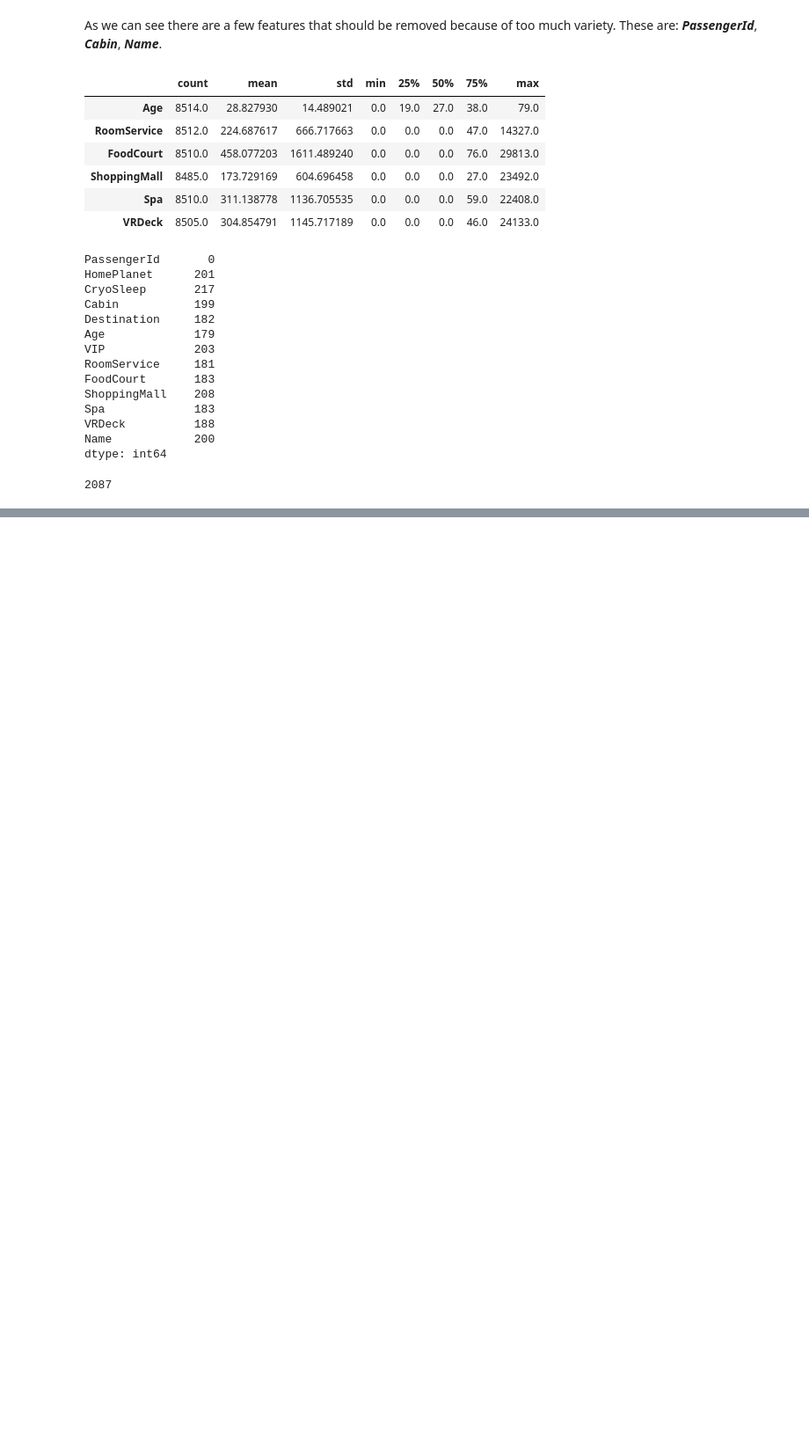
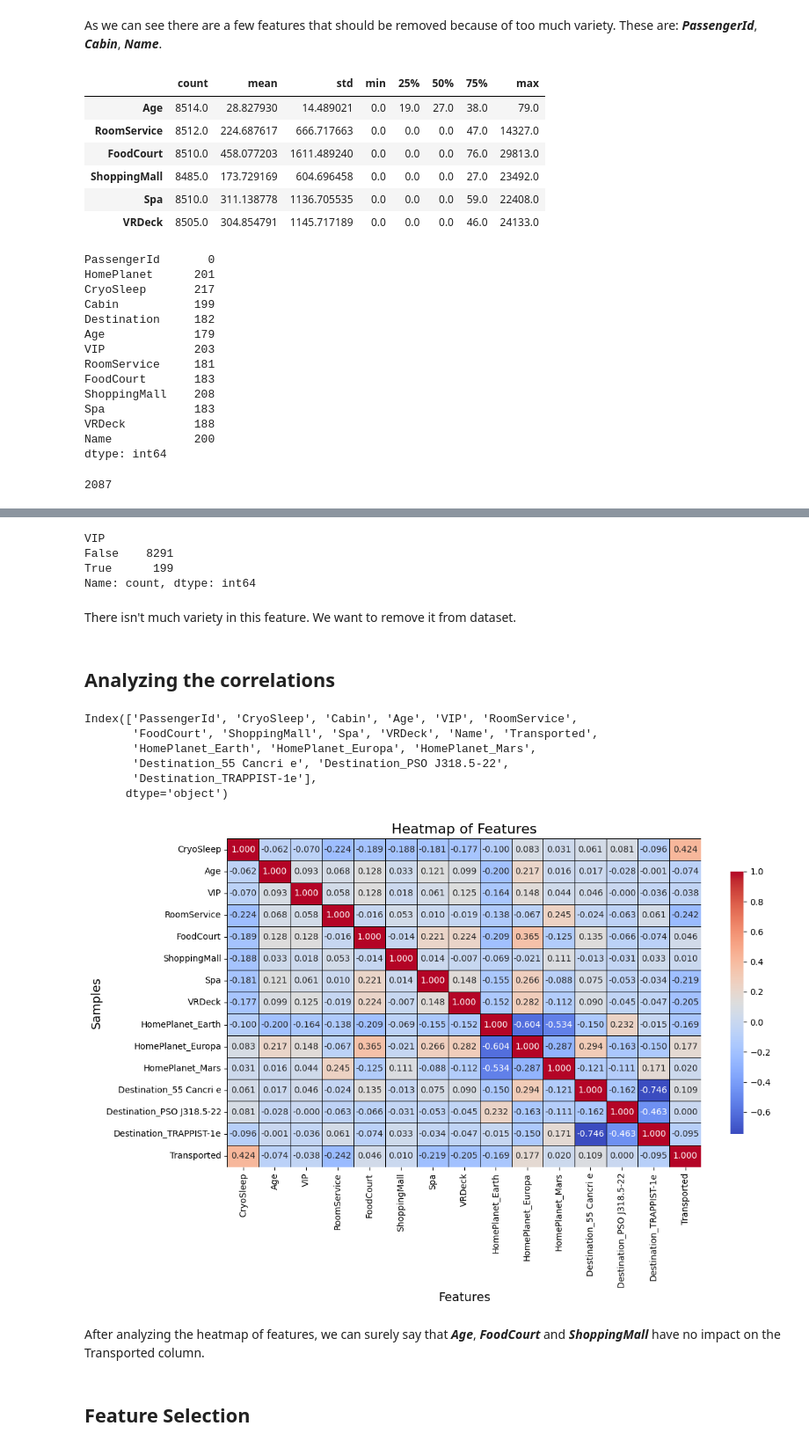
Before and after one commit to AveePB/Kaggle, a Jupyter notebook: F.spaceship-titanic/preprocessing.ipynb, the cells around one changed output, grey strips where cells are left out. Shown: that part at 88% size. Cells and saved outputs as stored; diff of their text form; code cells hidden in the pictures; blank space fills up the shorter version.

```diff
--- a/F.spaceship-titanic/preprocessing.ipynb
+++ b/F.spaceship-titanic/preprocessing.ipynb
@@ -73,0 +202,2 @@ df[FEATS].isna().any(axis=1).sum()
+# %%
+df['CryoSleep'] = df['CryoSleep'].map({np.NaN: -1, False: 0, True: 1}).astype(int)
@@ -73,0 +210,2 @@ df[FEATS].isna().any(axis=1).sum()
+# %%
+df['Destination'].fillna('Unknown', inplace=True)
@@ -73,0 +242,3 @@ df[FEATS].isna().any(axis=1).sum()
+# %%
+df = pd.get_dummies(df, columns=['Destination'])
+df.drop(columns=['Destination_Unknown'], inplace=True)
@@ -73,0 +260,49 @@ df[FEATS].isna().any(axis=1).sum()
+# %%
+df['VIP'].value_counts()
+# %% [output]
+VIP
+False    8291
+True      199
+Name: count, dtype: int64
+# %% [markdown]
+There isn't much variety in this feature. We want to remove it from dataset.
+# %% [markdown]
+## Analyzing the correlations
+# %%
+df.columns
+# %% [output]
+Index(['PassengerId', 'CryoSleep', 'Cabin', 'Age', 'VIP', 'RoomService',
+       'FoodCourt', 'ShoppingMall', 'Spa', 'VRDeck', 'Name', 'Transported',
+       'HomePlanet_Earth', 'HomePlanet_Europa', 'HomePlanet_Mars',
+       'Destination_55 Cancri e', 'Destination_PSO J318.5-22',
+       'Destination_TRAPPIST-1e'],
+      dtype='object')
+# %%
+FEATS = ['CryoSleep', 'Age', 'VIP', 'RoomService',
+       'FoodCourt', 'ShoppingMall', 'Spa', 'VRDeck',
+       'HomePlanet_Earth', 'HomePlanet_Europa', 'HomePlanet_Mars',
+       'Destination_55 Cancri e', 'Destination_PSO J318.5-22',
+       'Destination_TRAPPIST-1e', 'Transported']
+# %%
+# Set up the matplotlib figure
+plt.figure(figsize=(12, 8))
+
+# Create a heatmap
+ax = sns.heatmap(df[FEATS].corr(), annot=True, fmt=".3f", cmap="coolwarm", linewidths=0.5, linecolor='black', cbar_kws={'shrink': .8})
+
+# Customize the appearance
+ax.set_title('Heatmap of Features', fontsize=16)
+ax.set_xlabel('Features', fontsize=14)
+ax.set_ylabel('Samples', fontsize=14)
+
+# Adjust layout
+plt.tight_layout()
+
+# Show plot
+plt.show()
+# %% [output]
+[figure, added]
+# %% [markdown]
+After analyzing the heatmap of features, we can surely say that ***Age***, ***FoodCourt*** and ***ShoppingMall*** have no impact on the Transported column.
+# %% [markdown]
+## Feature Selection
```
Also changed, not shown: parts of 43 cells of this notebook, 1 other file.
